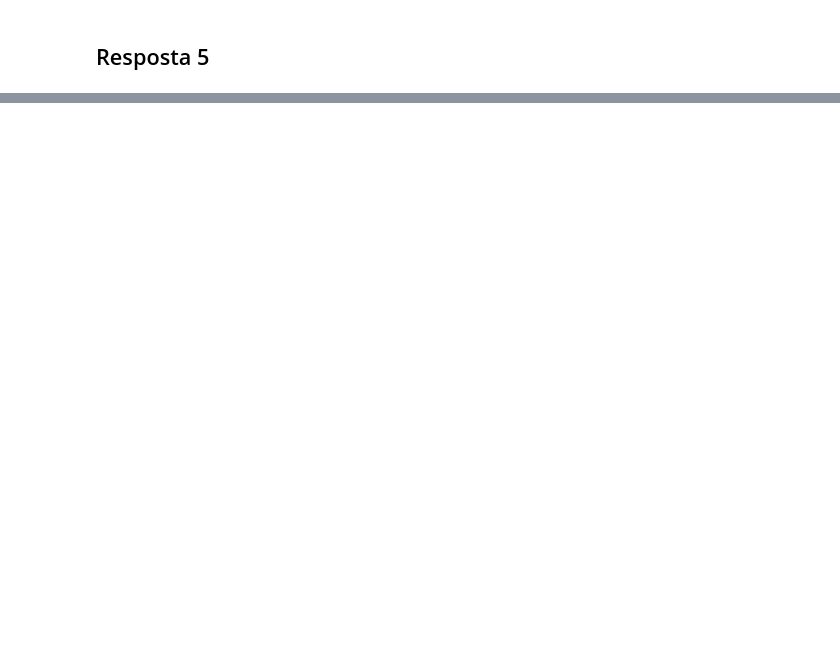
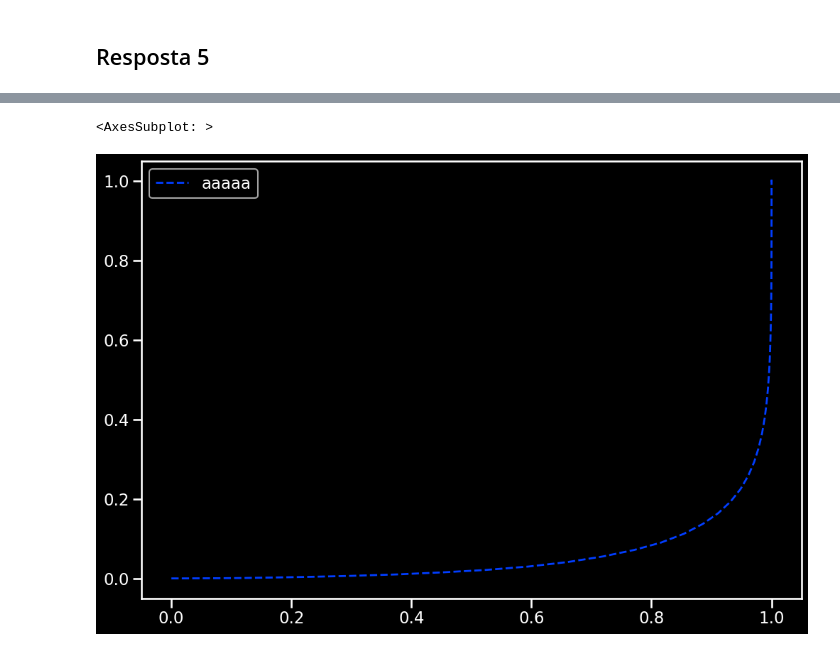
Before and after one commit to DanielHLelis/PROJ1-STAT, a Jupyter notebook: analysis.ipynb, the cells around one changed output, grey strips where cells are left out. Cells and saved outputs as stored; diff of their text form; code cells hidden in the pictures; blank space fills up the shorter version.

```diff
--- a/analysis.ipynb
+++ b/analysis.ipynb
@@ -391,0 +470,5 @@ for sim in demo_sims:
+# %%
+simple_plot([m1.cdf(x) for x in range(0, 1 + sim['sorted'][-1])], [sim['cdf'][x] for x in range(0, 1 + sim['sorted'][-1])], 'aaaaa', linestyle = '--')
+# %% [output]
+<AxesSubplot: >
+[figure, added]
```
Also changed, not shown: parts of 23 cells of this notebook.
